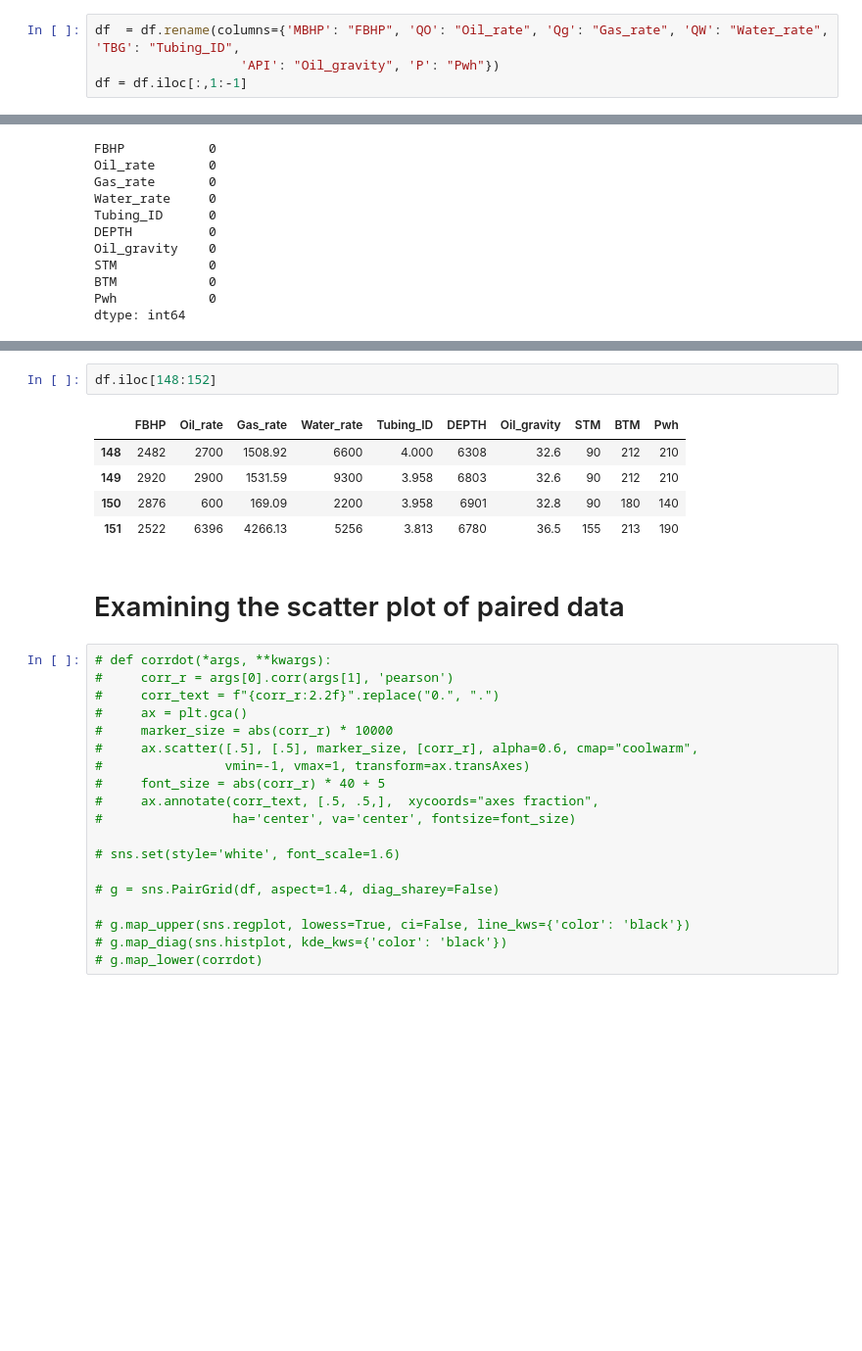
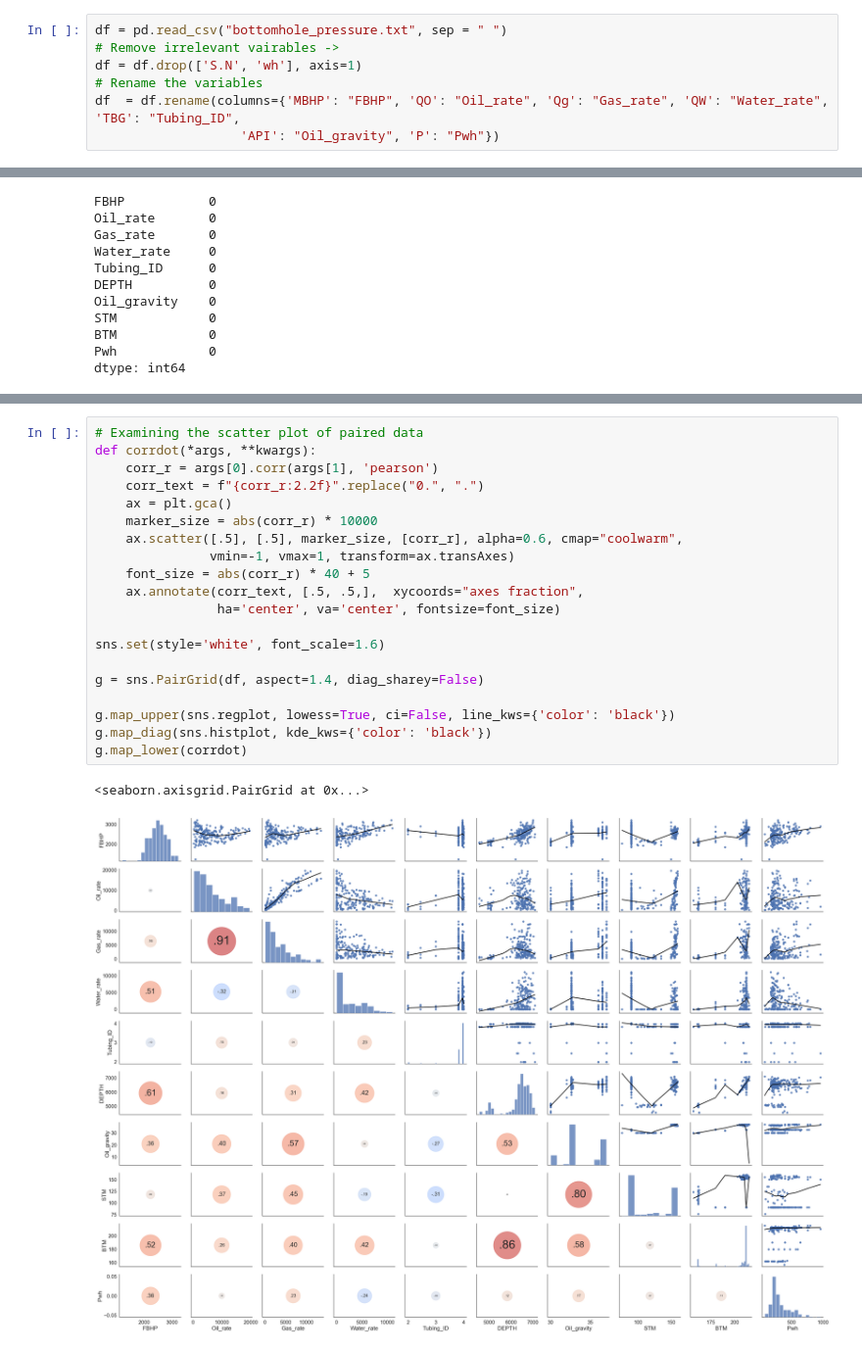
Before and after one commit to ashrafalaghbari/ProBHP, a Jupyter notebook: FBHP_prediction.ipynb, the cells around one changed output, grey strips where cells are left out. Shown at 98% size. Saved outputs shown, nothing was run; the diff lists cells and outputs as text; blank space fills up the shorter version.

```diff
--- a/FBHP_prediction.ipynb
+++ b/FBHP_prediction.ipynb
@@ -18,4 +17,7 @@ df = pd.read_csv("pwf.txt", sep = " ")
 # %%
+df = pd.read_csv("bottomhole_pressure.txt", sep = " ")
+# Remove irrelevant vairables ->
+df = df.drop(['S.N', 'wh'], axis=1)
+# Rename the variables
 df  = df.rename(columns={'MBHP': "FBHP", 'QO': "Oil_rate", 'Qg': "Gas_rate", 'QW': "Water_rate", 'TBG': "Tubing_ID",
                    'API': "Oil_gravity", 'P': "Pwh"})
-df = df.iloc[:,1:-1]
@@ -81,32 +85,26 @@ df.describe()
 | 50% | 2500.000000 | 4761.500000 | 2454.525000 | 1834.500000 | 3.958000 | 6509.500000 | 32.600000 | 90.000000 | 212.000000 | 280.000000 |
 | 75% | 2700.500000 | 9576.000000 | 4918.515000 | 5033.500000 | 3.958000 | 6712.750000 | 36.500000 | 155.000000 | 212.000000 | 390.000000 |
 | max | 3217.000000 | 19618.000000 | 13562.200000 | 11000.000000 | 4.000000 | 7100.000000 | 37.000000 | 160.000000 | 215.000000 | 960.000000 |
-# %%
-df.iloc[148:152]
-# %% [output]
-|  | FBHP | Oil_rate | Gas_rate | Water_rate | Tubing_ID | DEPTH | Oil_gravity | STM | BTM | Pwh |
-| 148 | 2482 | 2700 | 1508.92 | 6600 | 4.000 | 6308 | 32.6 | 90 | 212 | 210 |
-| 149 | 2920 | 2900 | 1531.59 | 9300 | 3.958 | 6803 | 32.6 | 90 | 212 | 210 |
-| 150 | 2876 | 600 | 169.09 | 2200 | 3.958 | 6901 | 32.8 | 90 | 180 | 140 |
-| 151 | 2522 | 6396 | 4266.13 | 5256 | 3.813 | 6780 | 36.5 | 155 | 213 | 190 |
-# %% [markdown]
-# Examining the scatter plot of paired data
 # %%
-# def corrdot(*args, **kwargs):
-#     corr_r = args[0].corr(args[1], 'pearson')
-#     corr_text = f"{corr_r:2.2f}".replace("0.", ".")
-#     ax = plt.gca()
-#     marker_size = abs(corr_r) * 10000
-#     ax.scatter([.5], [.5], marker_size, [corr_r], alpha=0.6, cmap="coolwarm",
-#                vmin=-1, vmax=1, transform=ax.transAxes)
-#     font_size = abs(corr_r) * 40 + 5
-#     ax.annotate(corr_text, [.5, .5,],  xycoords="axes fraction",
-#                 ha='center', va='center', fontsize=font_size)
+# Examining the scatter plot of paired data
+def corrdot(*args, **kwargs):
+    corr_r = args[0].corr(args[1], 'pearson')
+    corr_text = f"{corr_r:2.2f}".replace("0.", ".")
+    ax = plt.gca()
+    marker_size = abs(corr_r) * 10000
+    ax.scatter([.5], [.5], marker_size, [corr_r], alpha=0.6, cmap="coolwarm",
+               vmin=-1, vmax=1, transform=ax.transAxes)
+    font_size = abs(corr_r) * 40 + 5
+    ax.annotate(corr_text, [.5, .5,],  xycoords="axes fraction",
+                ha='center', va='center', fontsize=font_size)
 
-# sns.set(style='white', font_scale=1.6)
+sns.set(style='white', font_scale=1.6)
 
-# g = sns.PairGrid(df, aspect=1.4, diag_sharey=False)
+g = sns.PairGrid(df, aspect=1.4, diag_sharey=False)
 
-# g.map_upper(sns.regplot, lowess=True, ci=False, line_kws={'color': 'black'})
-# g.map_diag(sns.histplot, kde_kws={'color': 'black'})
-# g.map_lower(corrdot)
+g.map_upper(sns.regplot, lowess=True, ci=False, line_kws={'color': 'black'})
+g.map_diag(sns.histplot, kde_kws={'color': 'black'})
+g.map_lower(corrdot)
+# %% [output]
+<seaborn.axisgrid.PairGrid at 0x...>
+[figure, added]
```
Also changed, not shown: parts of 51 cells of this notebook.
